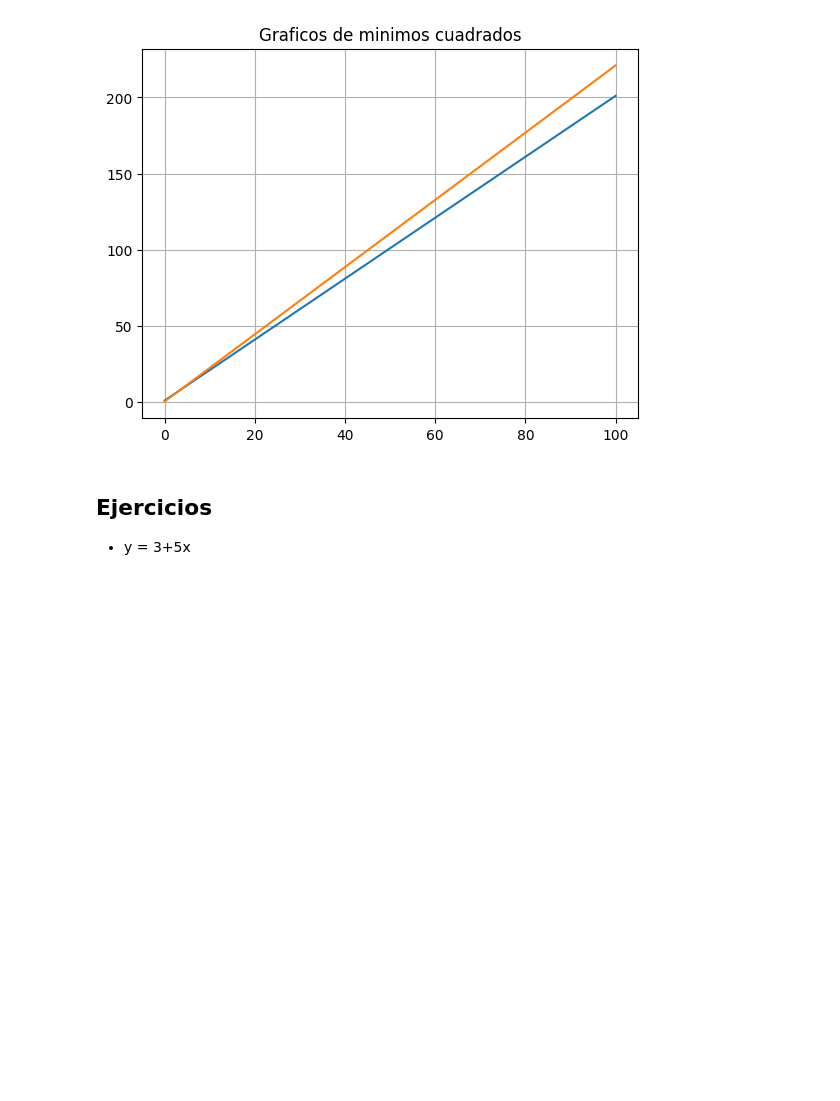
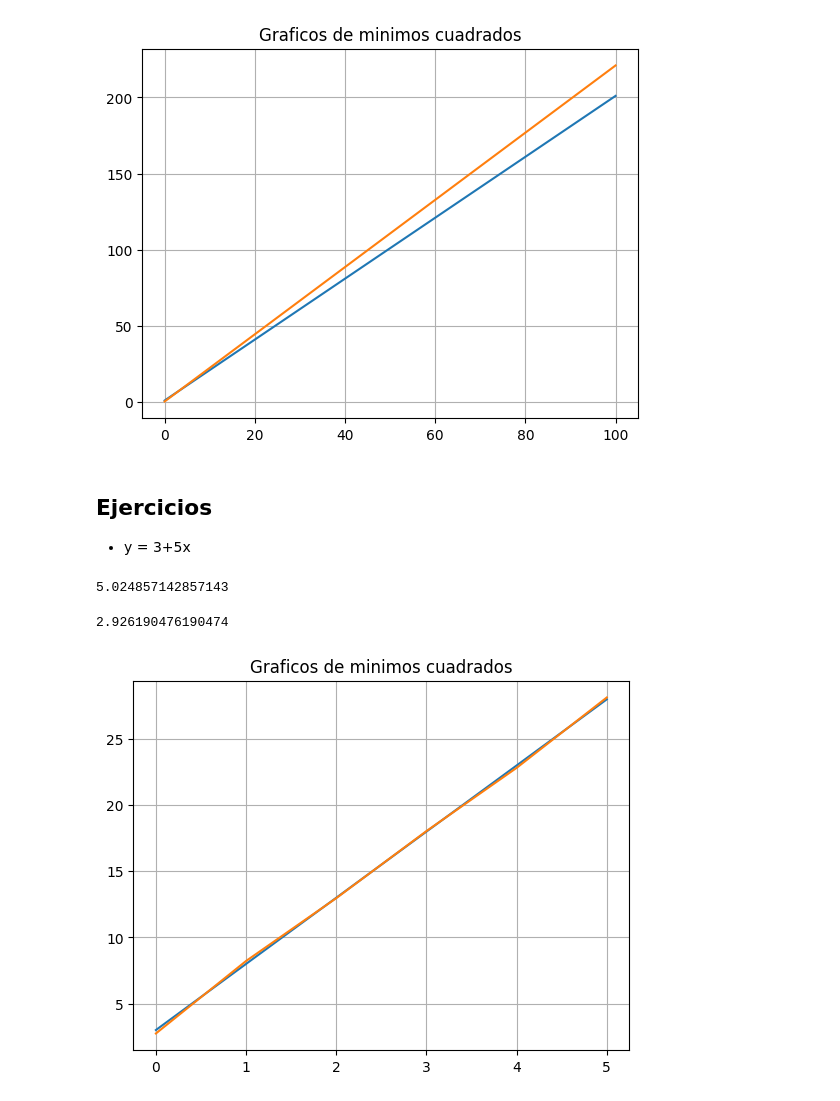
Before and after one commit to Beto3th/Stadistics-Tools, a Jupyter notebook: Minimos Cuadrados/Ejemplos.ipynb, the cells around one changed output. Cells and saved outputs as stored; diff of their text form; code cells hidden in the pictures; blank space fills up the shorter version.

Commit message:
Minimos Cuadrados

```diff
--- a/Minimos Cuadrados/Ejemplos.ipynb
+++ b/Minimos Cuadrados/Ejemplos.ipynb
@@ -33,3 +33,3 @@ ymedia = sum(y)/len(y)
 # %%
-_y = [2.74, 8.22, 12.97, 18.04, 22.82, 28.14]
-_ymedia = np.mean(_y)
+y2 = [2.74, 8.22, 12.97, 18.04, 22.82, 28.14]
+y2media = np.mean(y2)
@@ -36,2 +38,4 @@ _ymedia = np.mean(_y)
 # %%
-b1 = np.dot()
+b1
+# %% [output]
+5.024857142857143
@@ -37,0 +44,12 @@ b1 = np.dot()
+# %%
+b0
+# %% [output]
+2.926190476190474
+# %%
+plt.plot(x, y, label="y=3+5x")
+plt.plot(x, y2, label= "2.92 + 5.024x")
+plt.title("Graficos de minimos cuadrados")
+plt.grid()
+plt.show()
+# %% [output]
+[figure, added]
```
Also changed, not shown: parts of 3 cells of this notebook.
